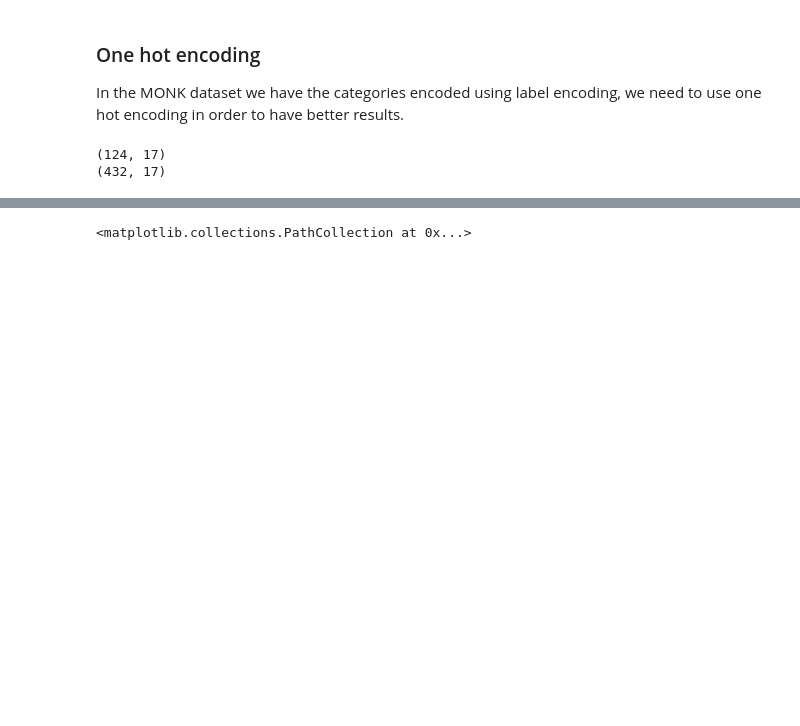
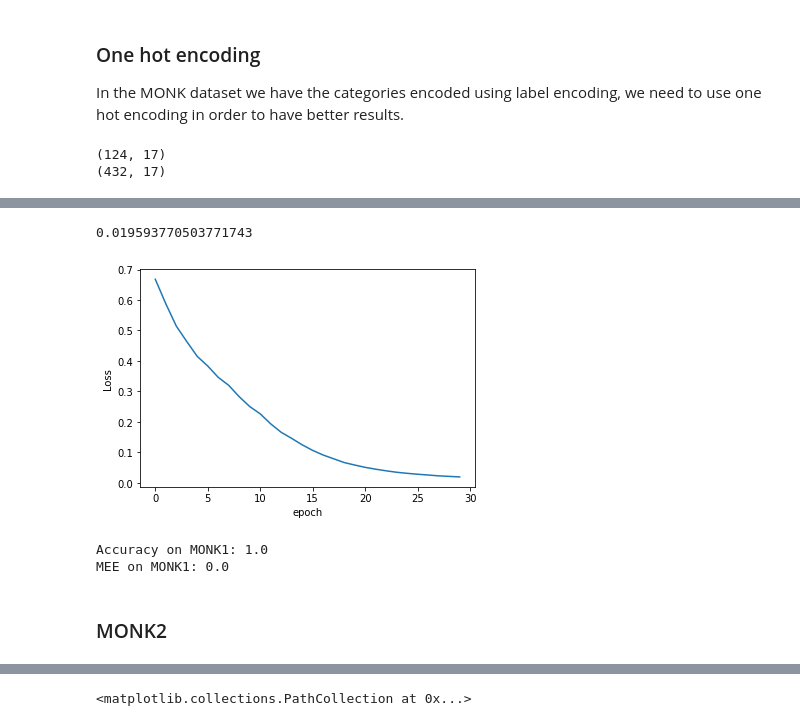
Before and after one commit to luca-santarella/ML-project, a Jupyter notebook: neural_network.ipynb, the cells around one changed output, grey strips where cells are left out. Cells and saved outputs as stored; diff of their text form; code cells hidden in the pictures; blank space fills up the shorter version.

```diff
--- a/neural_network.ipynb
+++ b/neural_network.ipynb
@@ -57,10 +49,12 @@ df_monk1_train
 # %%
-target_train = df_monk1_train[['class']]
-df_monk1_train.drop(labels='class', axis=1, inplace=True)
-target_test = df_monk1_test[['class']]
-df_monk1_test.drop(labels='class', axis=1, inplace=True)
-#X_train, X_test, y_train, y_test = train_test_split(df_monk1_train, target, stratify = target, test_size = 0.30, random_state = 42)
-X_train = df_monk1_train
-y_train = target_train
-X_test = df_monk1_test
-y_test = target_test
+def split_train_test(df_monk_train, df_monk_test):
+    target_train = df_monk_train[['class']]
+    df_monk_train.drop(labels='class', axis=1, inplace=True)
+    target_test = df_monk_test[['class']]
+    df_monk_test.drop(labels='class', axis=1, inplace=True)
+    X_train = df_monk_train.values #returns a ndarray
+    y_train = target_train.values.ravel() #flattens the array into a 1-dimensional array
+    X_test = df_monk_test.values
+    y_test = target_test.values.ravel()
+
+    return X_train, y_train, X_test, y_test
@@ -74,18 +61,18 @@ y_test = y_test.ravel() #flattens the array into a 1-dimensional array
+# %%
+X_train_M1, y_train_M1, X_test_M1, y_test_M1 = split_train_test(df_monk1_train, df_monk1_test)
 # %% [markdown]
 ### One hot encoding
 In the MONK dataset we have the categories encoded using label encoding, we need to use one hot encoding in order to have better results.
 # %%
-from sklearn.preprocessing import OneHotEncoder
-
 enc_train = OneHotEncoder()
-enc_train.fit(X_train)
-X_train = enc_train.transform(X_train).toarray()
-print(X_train.shape)
+enc_train.fit(X_train_M1)
+X_train_M1 = enc_train.transform(X_train_M1).toarray()
+print(X_train_M1.shape)
 
 enc_test = OneHotEncoder()
-enc_test.fit(X_test)
-X_test = enc_test.transform(X_test).toarray()
-print(X_test.shape)
+enc_test.fit(X_test_M1)
+X_test_M1 = enc_test.transform(X_test_M1).toarray()
+print(X_test_M1.shape)
 # %% [output]
 (124, 17)
 (432, 17)
@@ -260,0 +79,19 @@ plot_learning_curve(regressor,title, X_test, y_test)
+# %%
+classifier_M1 = MLPClassifier(random_state=69, batch_size=1).fit(X_train_M1, y_train_M1)
+# %%
+plt.plot(classifier_M1.loss_curve_)
+plt.ylabel('Loss')
+plt.xlabel('epoch');
+print(classifier_M1.best_loss_)
+# %% [output]
+0.019593770503771743
+[figure, added]
+# %%
+y_predicted_M1 = classifier_M1.predict(X_test_M1)
+print(f"Accuracy on MONK1: {classifier_M1.score(X_test_M1, y_test_M1)}")
+print(f"MEE on MONK1: {(np.linalg.norm(y_predicted_M1-y_test_M1))}") # MEE distance (a.k.a. norm 2)
+# %% [output]
+Accuracy on MONK1: 1.0
+MEE on MONK1: 0.0
+# %% [markdown]
+### MONK2
```
Also changed, not shown: parts of 42 cells of this notebook, 24 other files.
